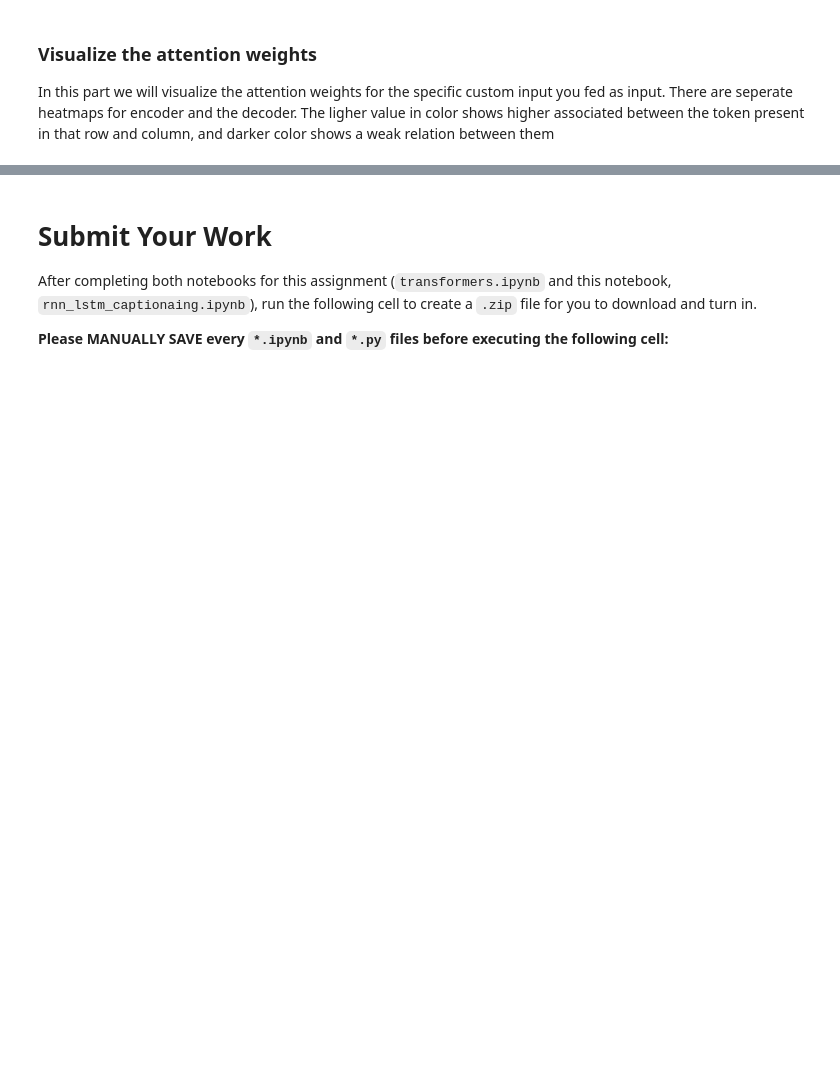
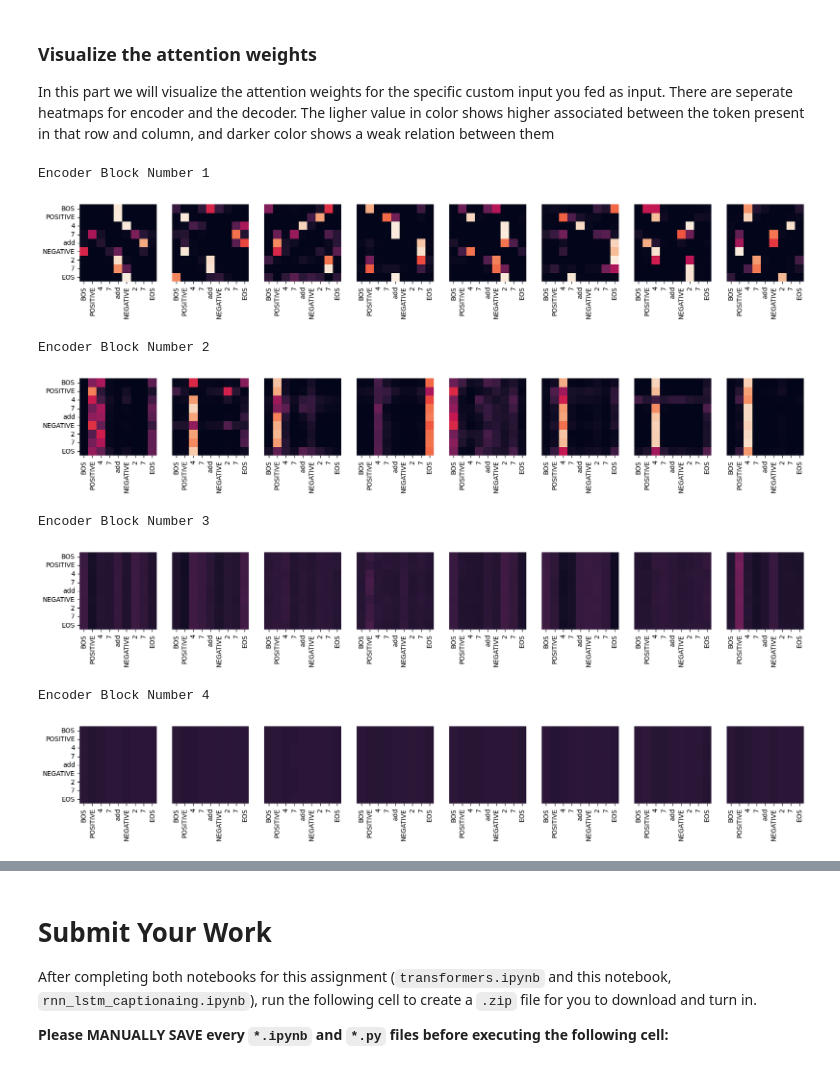
Before and after one commit to GuyLevavi/CV_training, a Jupyter notebook: deep_learning/Assignments/A5/Transformers.ipynb, the cells around one changed output, grey strips where cells are left out. Saved outputs shown, nothing was run; the diff lists cells and outputs as text; code cells hidden in the pictures; blank space fills up the shorter version.

```diff
--- a/deep_learning/Assignments/A5/Transformers.ipynb
+++ b/deep_learning/Assignments/A5/Transformers.ipynb
@@ -1230,16 +1249,16 @@ BATCH_SIZE = 256
 
 #You should change these!
 
-num_heads = 4
-emb_dim = 32
-dim_feedforward = 32
-dropout = 0.2
+num_heads = 8
+emb_dim = 64
+dim_feedforward = 64
+dropout = 0.1
 num_enc_layers = 4
 num_dec_layers = 4
 vocab_len = len(vocab)
 loss_func = CrossEntropyLoss
 poss_enc = position_encoding_simple
-num_epochs = 10
+num_epochs = 50
 warmup_interval = None
 lr = 1e-3
 
@@ -1402,19 +1448,28 @@ target_exp = res.split()
 # %%
 for layer in range(num_enc_layers):
     fig, axs = plt.subplots(1, num_heads, figsize=(20, 10))
     print("Encoder Block Number", layer + 1)
     for h in range(num_heads):
         draw(
             trained_model.encoder.layers[layer]
-            .MultiHeadBlock.heads[h]
+            .mha.heads[h]
             .weights_softmax.data.cpu()
             .numpy()[0],
             inp_seq,
             inp_seq if h == 0 else [],
             ax=axs[h],
         )
     plt.show()
 plt.close()
+# %% [output]
+Encoder Block Number 1
+[figure, added]
+Encoder Block Number 2
+[figure, added]
+Encoder Block Number 3
+[figure, added]
+Encoder Block Number 4
+[figure, added]
 # %%
 for layer in range(num_dec_layers):
     fig, axs = plt.subplots(1, num_heads, figsize=(20, 10))
```
Also changed, not shown: parts of 17 cells of this notebook, 4 other files.
